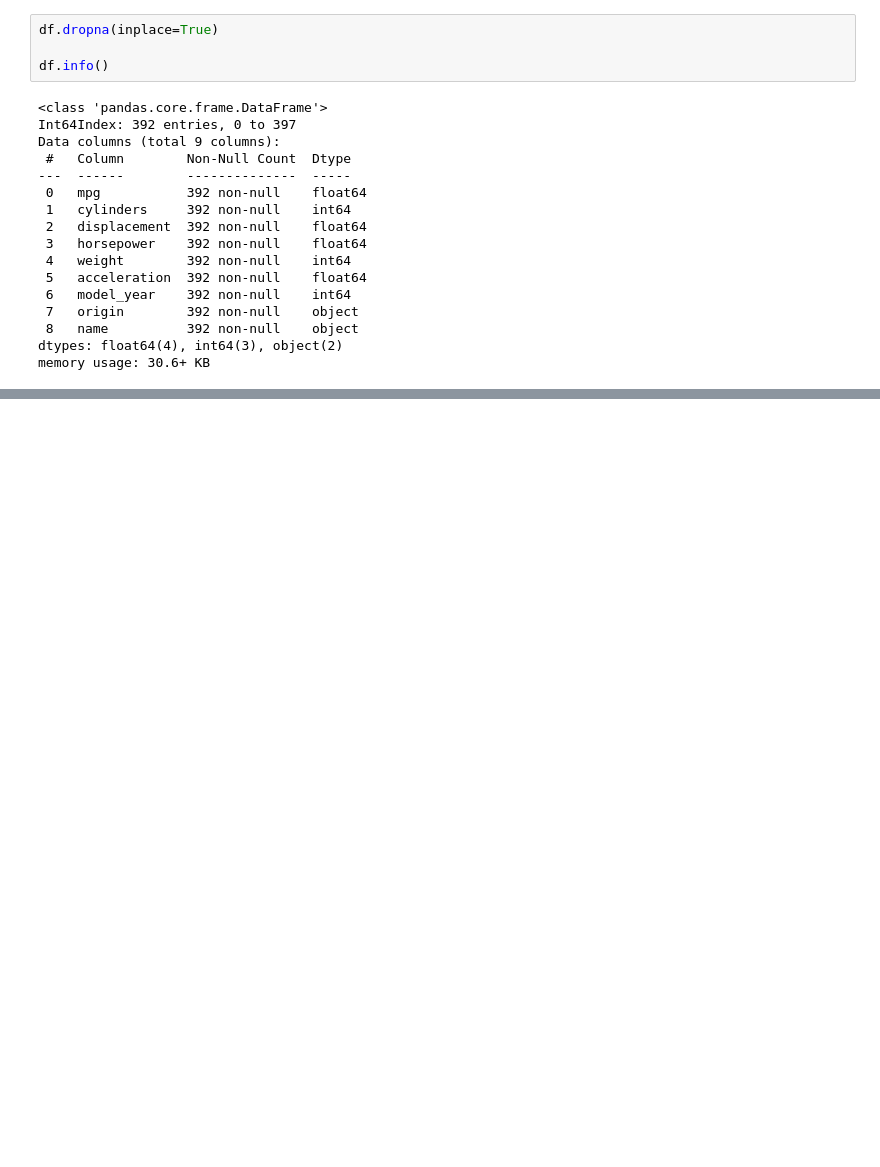
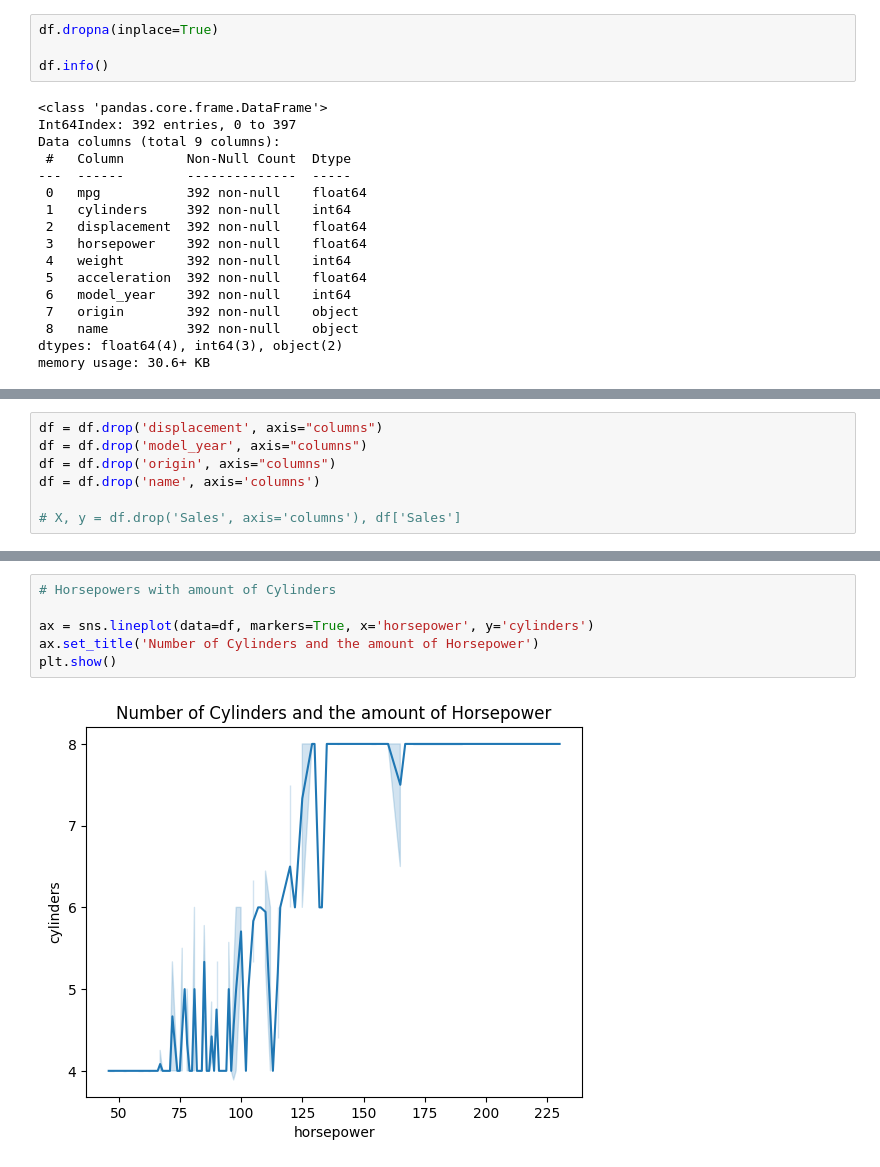
Before and after one commit to JoelOscarsson/Machine-Learning, a Jupyter notebook: Excercises/L2-Scikit-learn.ipynb, the cells around one changed output, grey strips where cells are left out. Cells and saved outputs as stored; diff of their text form; blank space fills up the shorter version.

```diff
--- a/Excercises/L2-Scikit-learn.ipynb
+++ b/Excercises/L2-Scikit-learn.ipynb
@@ -67,0 +77,7 @@ memory usage: 30.6+ KB
+# %%
+df = df.drop('displacement', axis="columns")
+df = df.drop('model_year', axis="columns")
+df = df.drop('origin', axis="columns")
+df = df.drop('name', axis='columns')
+
+# X, y = df.drop('Sales', axis='columns'), df['Sales']
@@ -67,0 +93,8 @@ memory usage: 30.6+ KB
+# %%
+# Horsepowers with amount of Cylinders
+
+ax = sns.lineplot(data=df, markers=True, x='horsepower', y='cylinders')
+ax.set_title('Number of Cylinders and the amount of Horsepower')
+plt.show()
+# %% [output]
+[figure, added]
```
Also changed, not shown: parts of 9 cells of this notebook.
